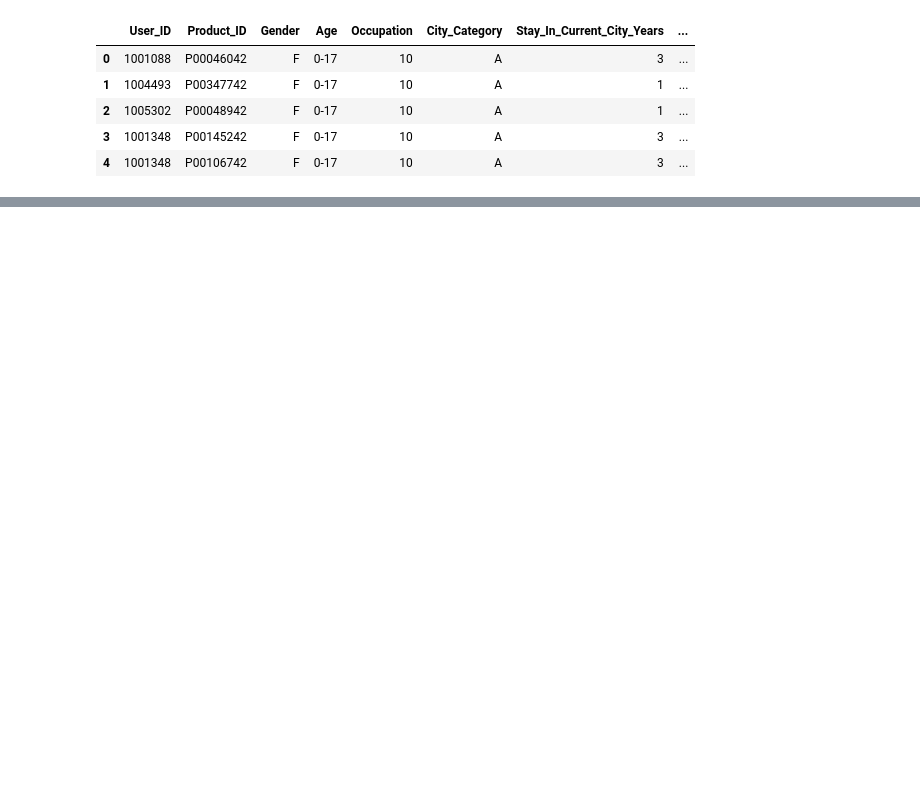
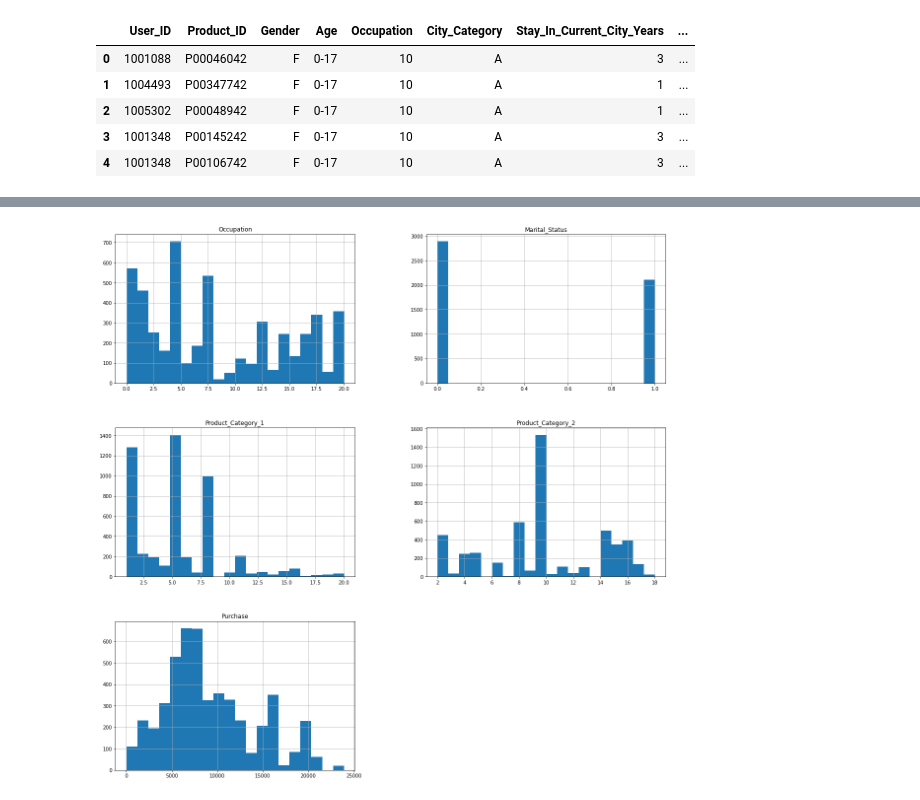
Before and after one commit to HssngH/ToBigs18, a Jupyter notebook: KNN_과제.ipynb, the cells around one changed output, grey strips where cells are left out. Cells and saved outputs as stored; diff of their text form; code cells hidden in the pictures; blank space fills up the shorter version.

Commit message:
Colaboratory를 통해 생성됨

```diff
--- a/KNN_과제.ipynb
+++ b/KNN_과제.ipynb
@@ -19,6 +24,6 @@
 # %%
 import pandas as pd
-df = pd.read_csv("blackfriday.csv", index_col = 0)
+df = pd.read_csv("./drive/MyDrive/Colab Notebooks/ToBigs/week4_KNN&neighbors/blackfriday.csv", index_col = 0)
 df.head()
 # %% [output]
 |  | User_ID | Product_ID | Gender | Age | Occupation | City_Category | Stay_In_Current_City_Years | ... |
@@ -29,0 +98,9 @@ df.head()
+# %%
+# Product_Category_3 값은 결측치 비중 높아서 삭제
+df = df.drop("Product_Category_3", axis=1)
+
+# Product_Category_2 값은 평균으로 대체(삭제하기엔 비중이 높지 않음)
+df['Product_Category_2'] = df['Product_Category_2'].fillna(df['Product_Category_2'].mean())
+
+df.isnull().sum()
+# 결측치 존재하지 않음
@@ -29,0 +120,11 @@ df.head()
+# %%
+# User_ID삭제
+df = df.drop("User_ID", axis=1)
+# %%
+# Product_ID 를 원핫인코딩하기에는 값 종류가 너무 많음
+print(len(df['Product_ID'].unique()))
+df['Product_ID'].unique()
+
+# 앞의 5자리까지 묶어서 인코딩하기로 함
+df['Product_ID'] = df['Product_ID'].map(lambda x:x[:4])
+print(len(df['Product_ID'].unique()))
@@ -29,0 +178,5 @@ df.head()
+# %%
+df.hist(bins=20, figsize=(20,20));
+# 변수 값별 히스토그램 확인
+# %% [output]
+[figure, added]
```
Also changed, not shown: parts of 16 cells of this notebook.
